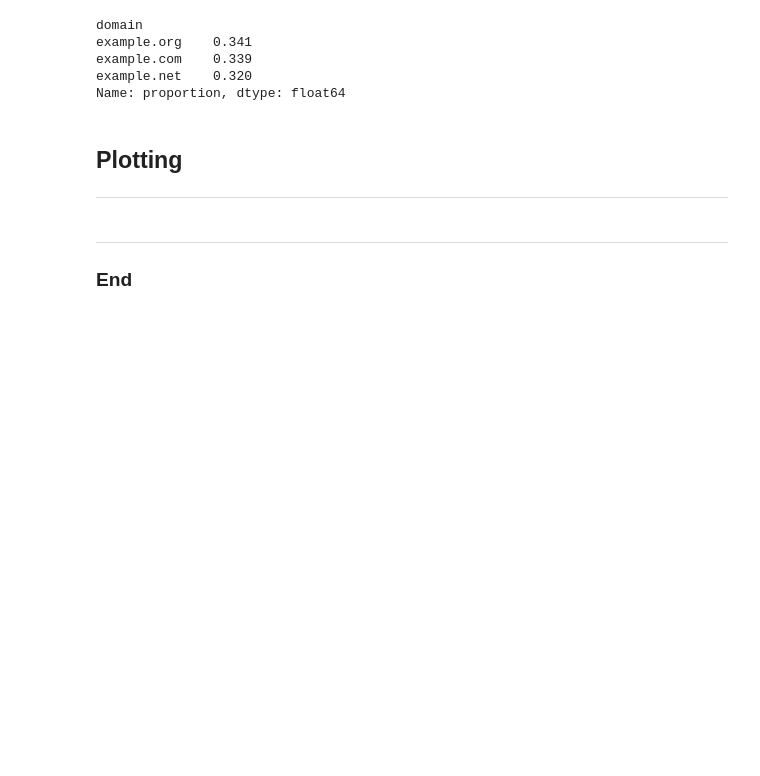
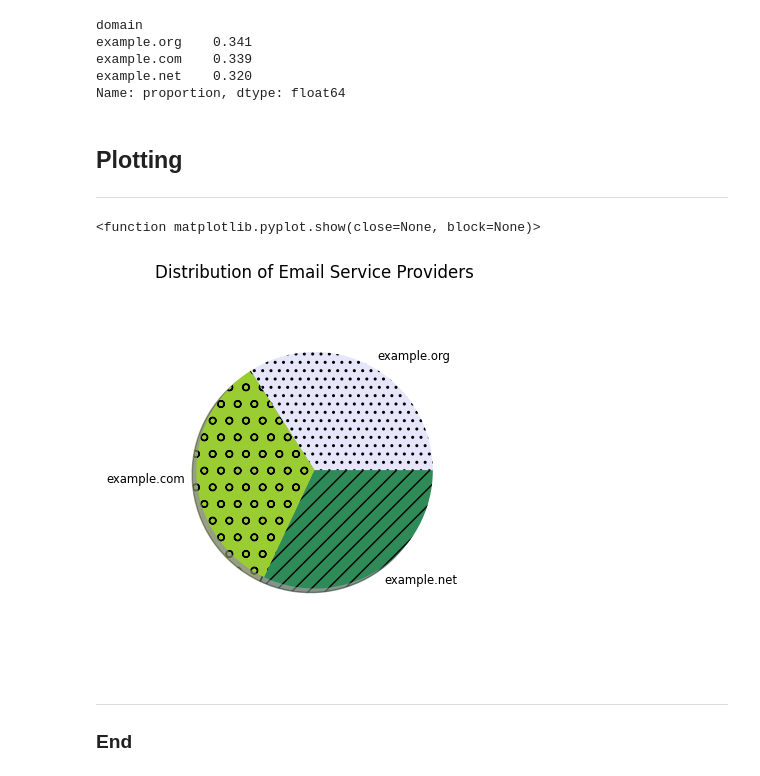
Before and after one commit to Noemidiaz/programming_for_data_analytics, a Jupyter notebook: assignments/assignment3-pie.ipynb, the cells around one changed output. Drawn from its saved outputs; the diff is of its cells as text; code cells hidden in the pictures; blank space fills up the shorter version.

Commit message:
Plotting Pie Chart of Distribution of Email Service Providers

```diff
--- a/assignments/assignment3-pie.ipynb
+++ b/assignments/assignment3-pie.ipynb
@@ -122,6 +122,20 @@ Name: proportion, dtype: float64
 # %% [markdown]
 ## Plotting
 ***
+# %%
+# Plotting a Pie Chart: Distribution of Email Service Providers/Domains
+
+labels = 'example.org', 'example.com', 'example.net'
+sizes = [0.341, 0.339, 0.320]
+colors=['lavender', 'yellowgreen', 'seagreen']
+hatch_patterns= ['..', 'o', '//']
+fig, ax = plt.subplots()
+ax.pie(sizes, labels=labels, colors=colors, hatch=hatch_patterns, shadow=True,  textprops={'size': 'smaller'}, radius=0.8)
+plt.title('Distribution of Email Service Providers')
+plt.show
+# %% [output]
+<function matplotlib.pyplot.show(close=None, block=None)>
+[figure, added]
 # %% [markdown]
 ***
 ### End
```
Also changed, not shown: parts of 1 cell of this notebook, 1 other file.
